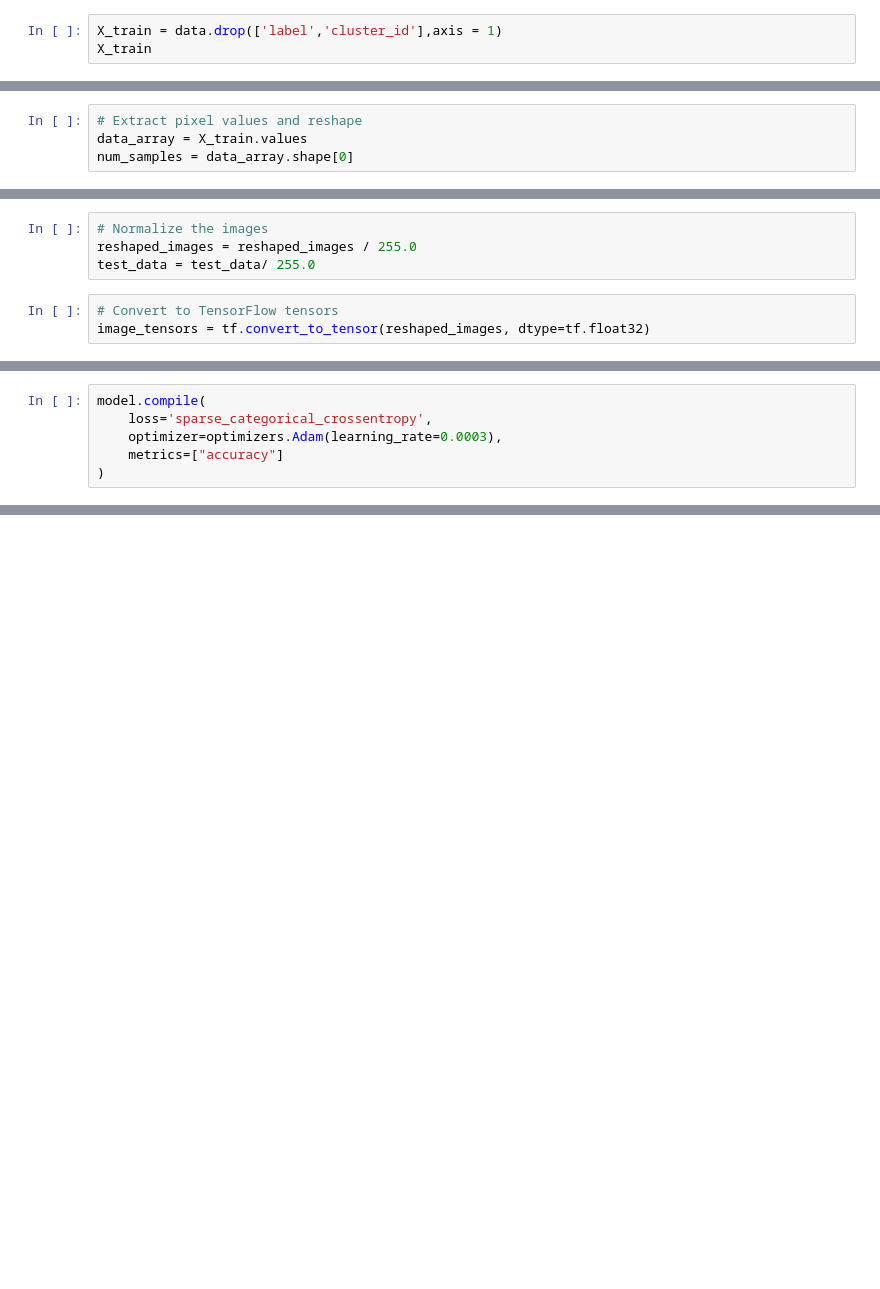
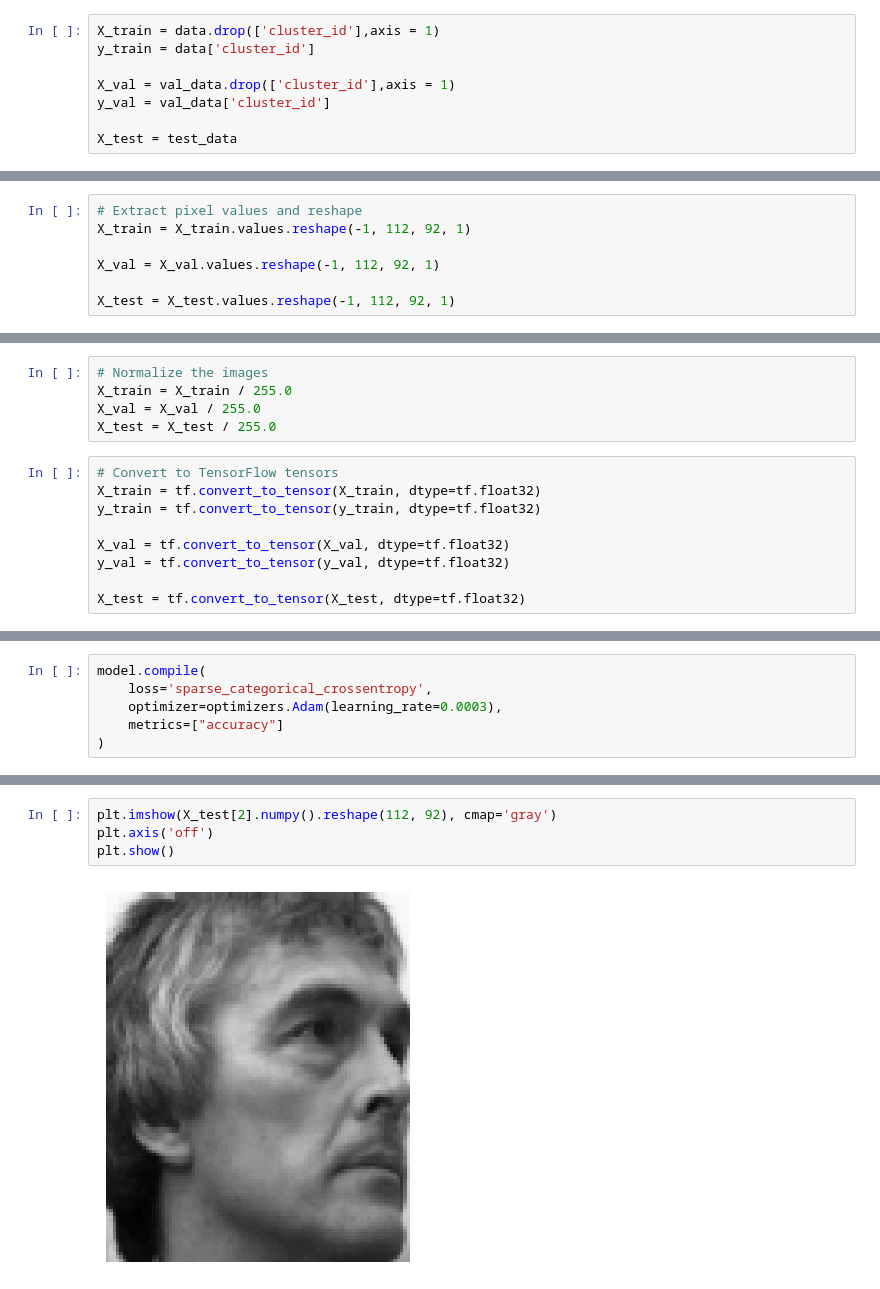
Before and after one commit to jsuaverd/COMP254-Assignments, a Jupyter notebook: CNN.ipynb, the cells around one changed output, grey strips where cells are left out. Saved outputs shown, nothing was run; the diff lists cells and outputs as text; blank space fills up the shorter version.

```diff
--- a/CNN.ipynb
+++ b/CNN.ipynb
@@ -13,4 +17,9 @@ data = pd.read_csv('data/hierarchical_labels.csv')
 test_data = pd.read_csv('data/test_data/umist_test.csv')
 # %%
-X_train = data.drop(['label','cluster_id'],axis = 1)
-X_train
+X_train = data.drop(['cluster_id'],axis = 1)
+y_train = data['cluster_id']
+
+X_val = val_data.drop(['cluster_id'],axis = 1)
+y_val = val_data['cluster_id']
+
+X_test = test_data
@@ -47,4 +29,7 @@ Name: cluster_id, Length: 600, dtype: int64
 # %%
 # Extract pixel values and reshape
-data_array = X_train.values
-num_samples = data_array.shape[0]
+X_train = X_train.values.reshape(-1, 112, 92, 1)
+
+X_val = X_val.values.reshape(-1, 112, 92, 1)
+
+X_test = X_test.values.reshape(-1, 112, 92, 1)
@@ -55,8 +36,15 @@ test_data = test_data.values.reshape(test_data.shape[0], 112, 92, 1)
 # %%
 # Normalize the images
-reshaped_images = reshaped_images / 255.0
-test_data = test_data/ 255.0
+X_train = X_train / 255.0
+X_val = X_val / 255.0
+X_test = X_test / 255.0
 # %%
 # Convert to TensorFlow tensors
-image_tensors = tf.convert_to_tensor(reshaped_images, dtype=tf.float32)
+X_train = tf.convert_to_tensor(X_train, dtype=tf.float32)
+y_train = tf.convert_to_tensor(y_train, dtype=tf.float32)
+
+X_val = tf.convert_to_tensor(X_val, dtype=tf.float32)
+y_val = tf.convert_to_tensor(y_val, dtype=tf.float32)
+
+X_test = tf.convert_to_tensor(X_test, dtype=tf.float32)
 # %%
@@ -162,0 +173,6 @@ plt.legend(loc='lower right')
+# %%
+plt.imshow(X_test[2].numpy().reshape(112, 92), cmap='gray')
+plt.axis('off')
+plt.show()
+# %% [output]
+[figure, added]
```
Also changed, not shown: parts of 16 cells of this notebook, 3 other files.
